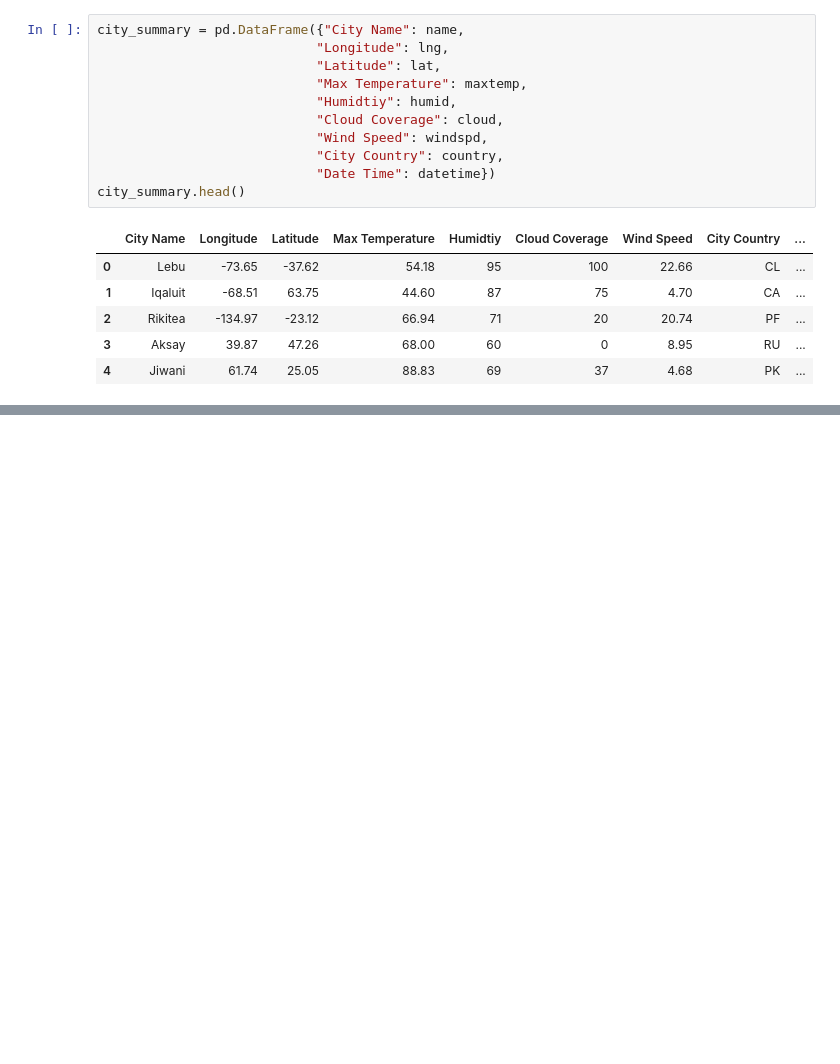
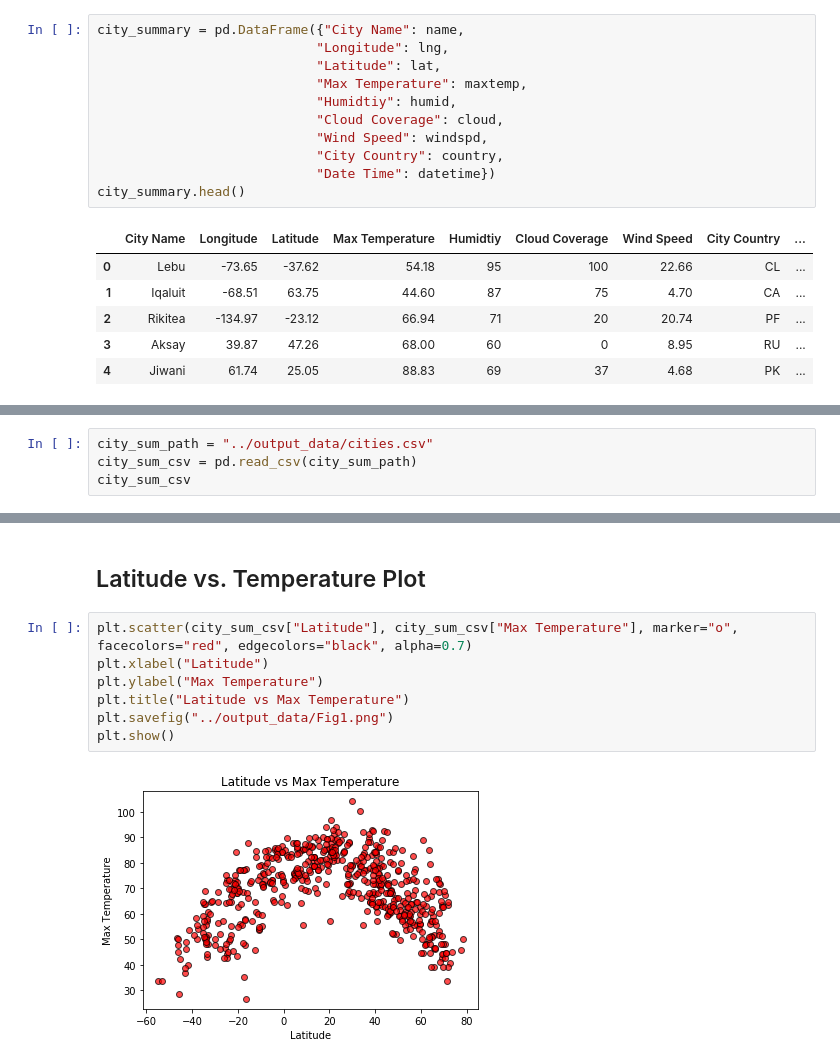
Before and after one commit to bourbonracer/Python-API-Challenge, a Jupyter notebook: starter_code/NewWeatherPy.ipynb, the cells around one changed output, grey strips where cells are left out. Cells and saved outputs as stored; diff of their text form; blank space fills up the shorter version.

Commit message:
export csv, describe df, scatter plots

```diff
--- a/starter_code/NewWeatherPy.ipynb
+++ b/starter_code/NewWeatherPy.ipynb
@@ -134,0 +142,4 @@ city_summary.head()
+# %%
+city_sum_path = "../output_data/cities.csv"
+city_sum_csv = pd.read_csv(city_sum_path)
+city_sum_csv
@@ -134,0 +191,11 @@ city_summary.head()
+# %% [markdown]
+## Latitude vs. Temperature Plot
+# %%
+plt.scatter(city_sum_csv["Latitude"], city_sum_csv["Max Temperature"], marker="o", facecolors="red", edgecolors="black", alpha=0.7)
+plt.xlabel("Latitude")
+plt.ylabel("Max Temperature")
+plt.title("Latitude vs Max Temperature")
+plt.savefig("../output_data/Fig1.png")
+plt.show()
+# %% [output]
+[figure, added]
```
Also changed, not shown: parts of 16 cells of this notebook.
